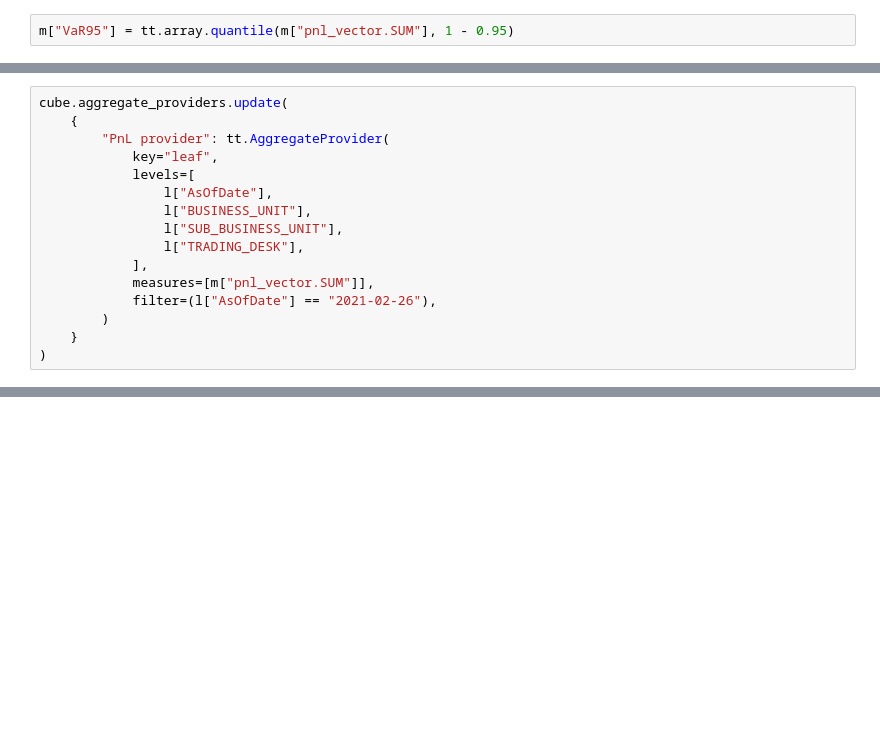
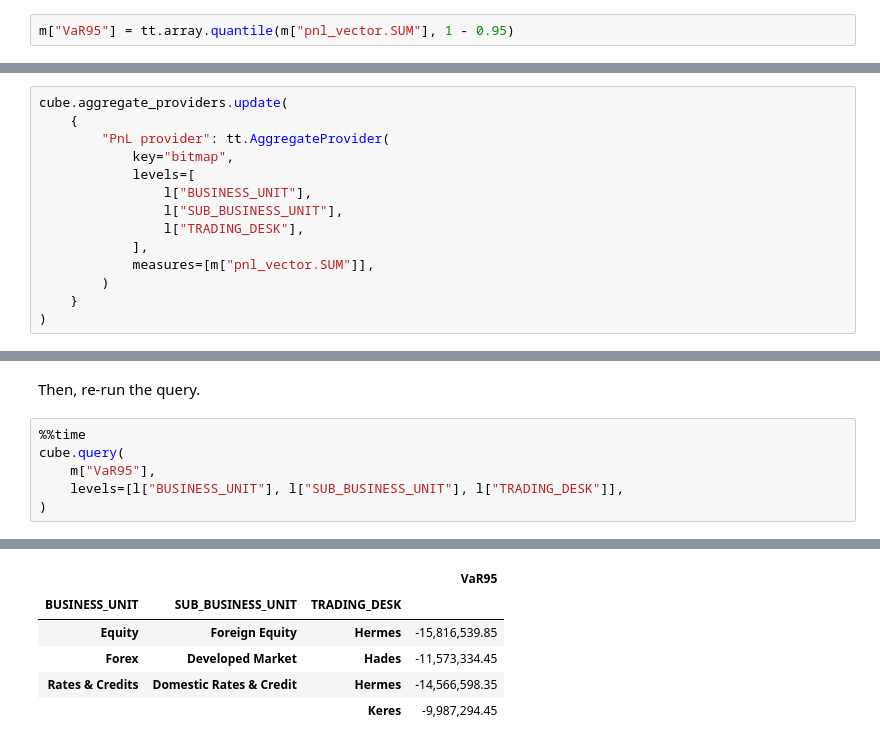
Before and after one commit to atoti/atoti, a Jupyter notebook: 02-technical-guides/observability-with-otel/main.ipynb, the cells around one changed output, grey strips where cells are left out. Drawn from its saved outputs; the diff is of its cells as text; blank space fills up the shorter version.

```diff
--- a/02-technical-guides/observability-with-otel/main.ipynb
+++ b/02-technical-guides/observability-with-otel/main.ipynb
@@ -188,15 +216,13 @@ Wall time: 153 ms
 cube.aggregate_providers.update(
     {
         "PnL provider": tt.AggregateProvider(
-            key="leaf",
+            key="bitmap",
             levels=[
-                l["AsOfDate"],
                 l["BUSINESS_UNIT"],
                 l["SUB_BUSINESS_UNIT"],
                 l["TRADING_DESK"],
             ],
             measures=[m["pnl_vector.SUM"]],
-            filter=(l["AsOfDate"] == "2021-02-26"),
         )
     }
 )
@@ -218,0 +229,9 @@ Wall time: 76.4 ms
+# %% [markdown]
+Then, re-run the query.
+# %%
+%%time
+cube.query(
+    m["VaR95"],
+    levels=[l["BUSINESS_UNIT"], l["SUB_BUSINESS_UNIT"], l["TRADING_DESK"]],
+)
+# %% [output]
@@ -218,0 +240,6 @@ Wall time: 76.4 ms
+|  |  |  | VaR95 |
+| BUSINESS_UNIT | SUB_BUSINESS_UNIT | TRADING_DESK |  |
+| Equity | Foreign Equity | Hermes | -15,816,539.85 |
+| Forex | Developed Market | Hades | -11,573,334.45 |
+| Rates & Credits | Domestic Rates & Credit | Hermes | -14,566,598.35 |
+|  |  | Keres | -9,987,294.45 |
```
Also changed, not shown: parts of 20 cells of this notebook, 1 other file.
